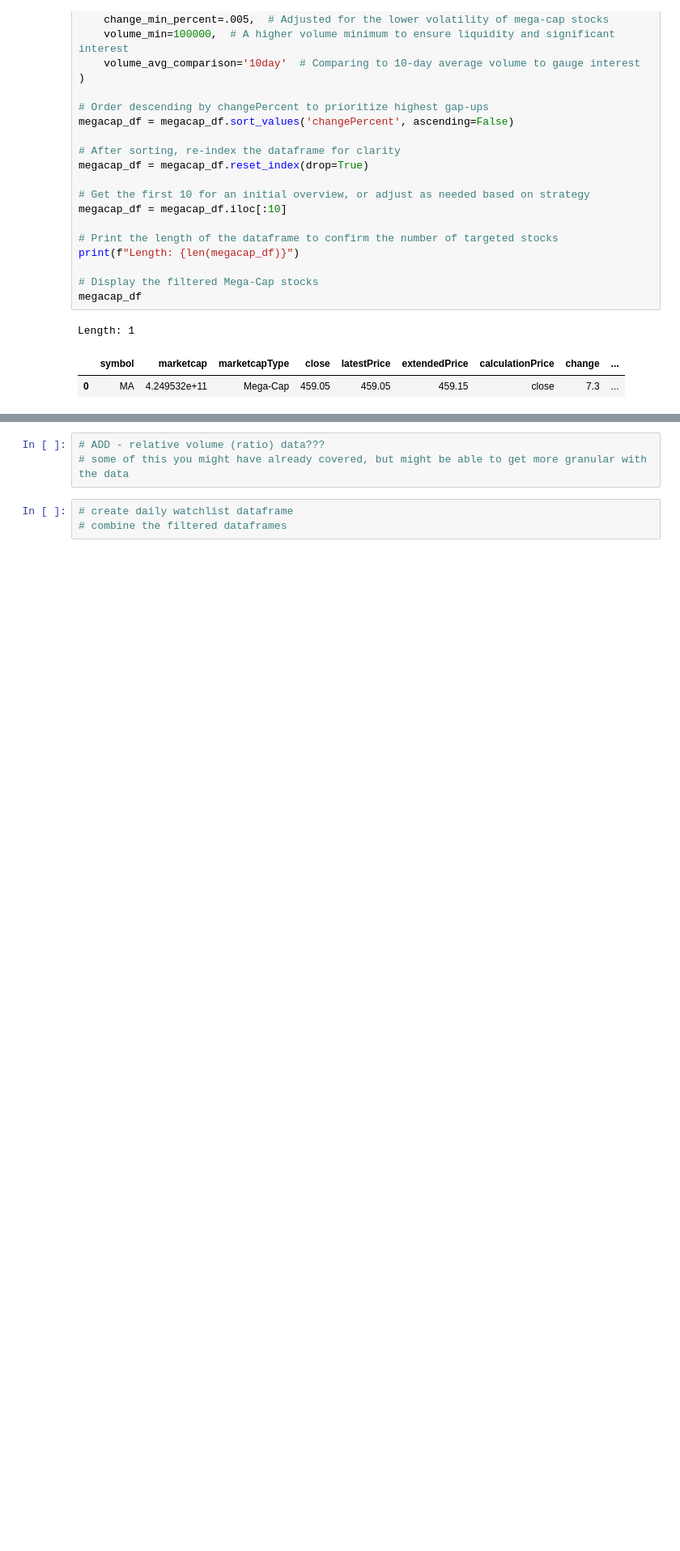
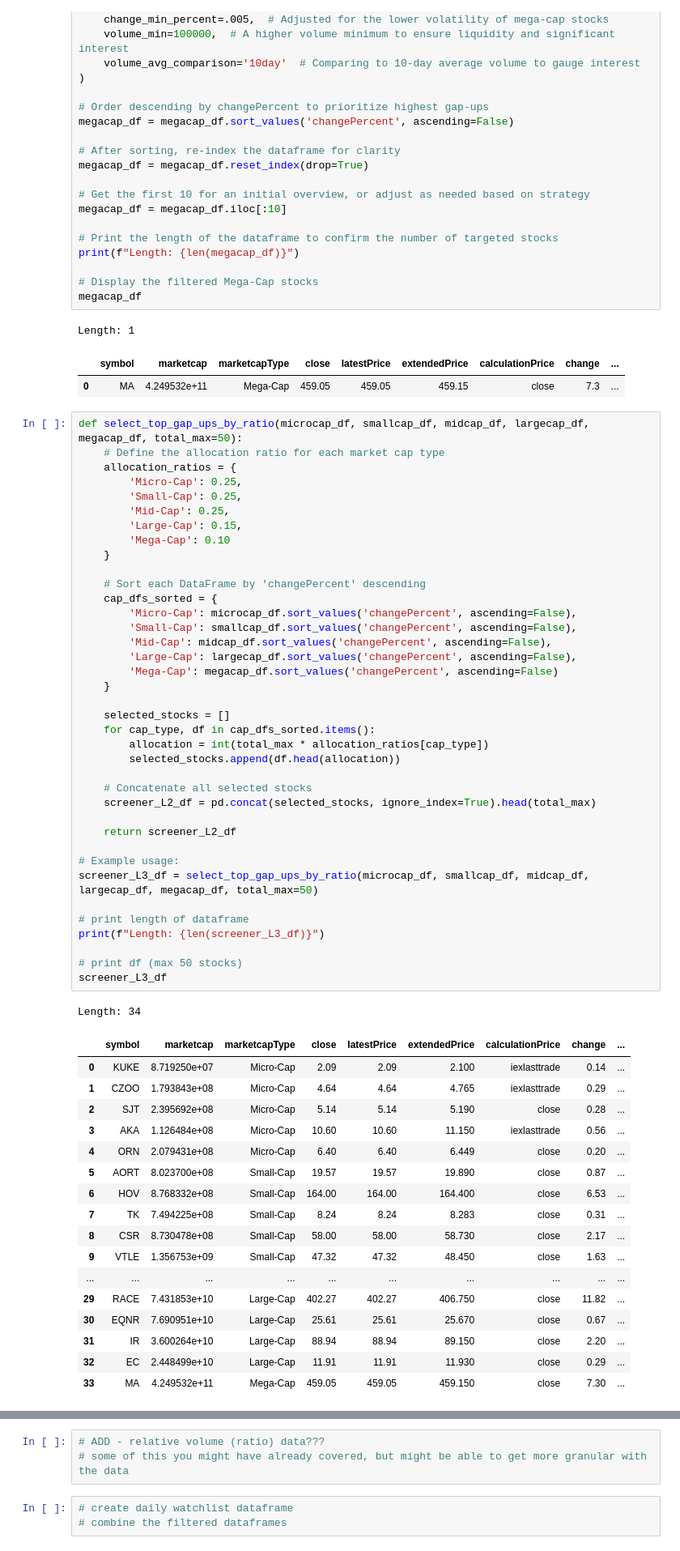
Before and after one commit to sudz4/dark-trader, a Jupyter notebook: stock_screener.ipynb, the cells around one changed output, grey strips where cells are left out. Shown: that part at 81% size. Saved outputs shown, nothing was run; the diff lists cells and outputs as text; blank space fills up the shorter version.

```diff
--- a/stock_screener.ipynb
+++ b/stock_screener.ipynb
@@ -678,3 +671,60 @@ megacap_df
 Length: 1
 |  | symbol | marketcap | marketcapType | close | latestPrice | extendedPrice | calculationPrice | change | ... |
 | 0 | MA | 4.249532e+11 | Mega-Cap | 459.05 | 459.05 | 459.15 | close | 7.3 | ... |
+# %%
+def select_top_gap_ups_by_ratio(microcap_df, smallcap_df, midcap_df, largecap_df, megacap_df, total_max=50):
+    # Define the allocation ratio for each market cap type
+    allocation_ratios = {
+        'Micro-Cap': 0.25,
+        'Small-Cap': 0.25,
+        'Mid-Cap': 0.25,
+        'Large-Cap': 0.15,
+        'Mega-Cap': 0.10
+    }
+
+    # Sort each DataFrame by 'changePercent' descending
+    cap_dfs_sorted = {
+        'Micro-Cap': microcap_df.sort_values('changePercent', ascending=False),
+        'Small-Cap': smallcap_df.sort_values('changePercent', ascending=False),
+        'Mid-Cap': midcap_df.sort_values('changePercent', ascending=False),
+        'Large-Cap': largecap_df.sort_values('changePercent', ascending=False),
+        'Mega-Cap': megacap_df.sort_values('changePercent', ascending=False)
+    }
+
+    selected_stocks = []
+    for cap_type, df in cap_dfs_sorted.items():
+        allocation = int(total_max * allocation_ratios[cap_type])
+        selected_stocks.append(df.head(allocation))
+
+    # Concatenate all selected stocks
+    screener_L2_df = pd.concat(selected_stocks, ignore_index=True).head(total_max)
+
+    return screener_L2_df
+
+# Example usage:
+screener_L3_df = select_top_gap_ups_by_ratio(microcap_df, smallcap_df, midcap_df, largecap_df, megacap_df, total_max=50)
+
+# print length of dataframe
+print(f"Length: {len(screener_L3_df)}")
+
+# print df (max 50 stocks)
+screener_L3_df
+# %% [output]
+Length: 34
+|  | symbol | marketcap | marketcapType | close | latestPrice | extendedPrice | calculationPrice | change | ... |
+| 0 | KUKE | 8.719250e+07 | Micro-Cap | 2.09 | 2.09 | 2.100 | iexlasttrade | 0.14 | ... |
+| 1 | CZOO | 1.793843e+08 | Micro-Cap | 4.64 | 4.64 | 4.765 | iexlasttrade | 0.29 | ... |
+| 2 | SJT | 2.395692e+08 | Micro-Cap | 5.14 | 5.14 | 5.190 | close | 0.28 | ... |
+| 3 | AKA | 1.126484e+08 | Micro-Cap | 10.60 | 10.60 | 11.150 | iexlasttrade | 0.56 | ... |
+| 4 | ORN | 2.079431e+08 | Micro-Cap | 6.40 | 6.40 | 6.449 | close | 0.20 | ... |
+| 5 | AORT | 8.023700e+08 | Small-Cap | 19.57 | 19.57 | 19.890 | close | 0.87 | ... |
+| 6 | HOV | 8.768332e+08 | Small-Cap | 164.00 | 164.00 | 164.400 | close | 6.53 | ... |
+| 7 | TK | 7.494225e+08 | Small-Cap | 8.24 | 8.24 | 8.283 | close | 0.31 | ... |
+| 8 | CSR | 8.730478e+08 | Small-Cap | 58.00 | 58.00 | 58.730 | close | 2.17 | ... |
+| 9 | VTLE | 1.356753e+09 | Small-Cap | 47.32 | 47.32 | 48.450 | close | 1.63 | ... |
+| ... | ... | ... | ... | ... | ... | ... | ... | ... | ... |
+| 29 | RACE | 7.431853e+10 | Large-Cap | 402.27 | 402.27 | 406.750 | close | 11.82 | ... |
+| 30 | EQNR | 7.690951e+10 | Large-Cap | 25.61 | 25.61 | 25.670 | close | 0.67 | ... |
+| 31 | IR | 3.600264e+10 | Large-Cap | 88.94 | 88.94 | 89.150 | close | 2.20 | ... |
+| 32 | EC | 2.448499e+10 | Large-Cap | 11.91 | 11.91 | 11.930 | close | 0.29 | ... |
+| 33 | MA | 4.249532e+11 | Mega-Cap | 459.05 | 459.05 | 459.150 | close | 7.30 | ... |
```
Also changed, not shown: parts of 8 cells of this notebook.
